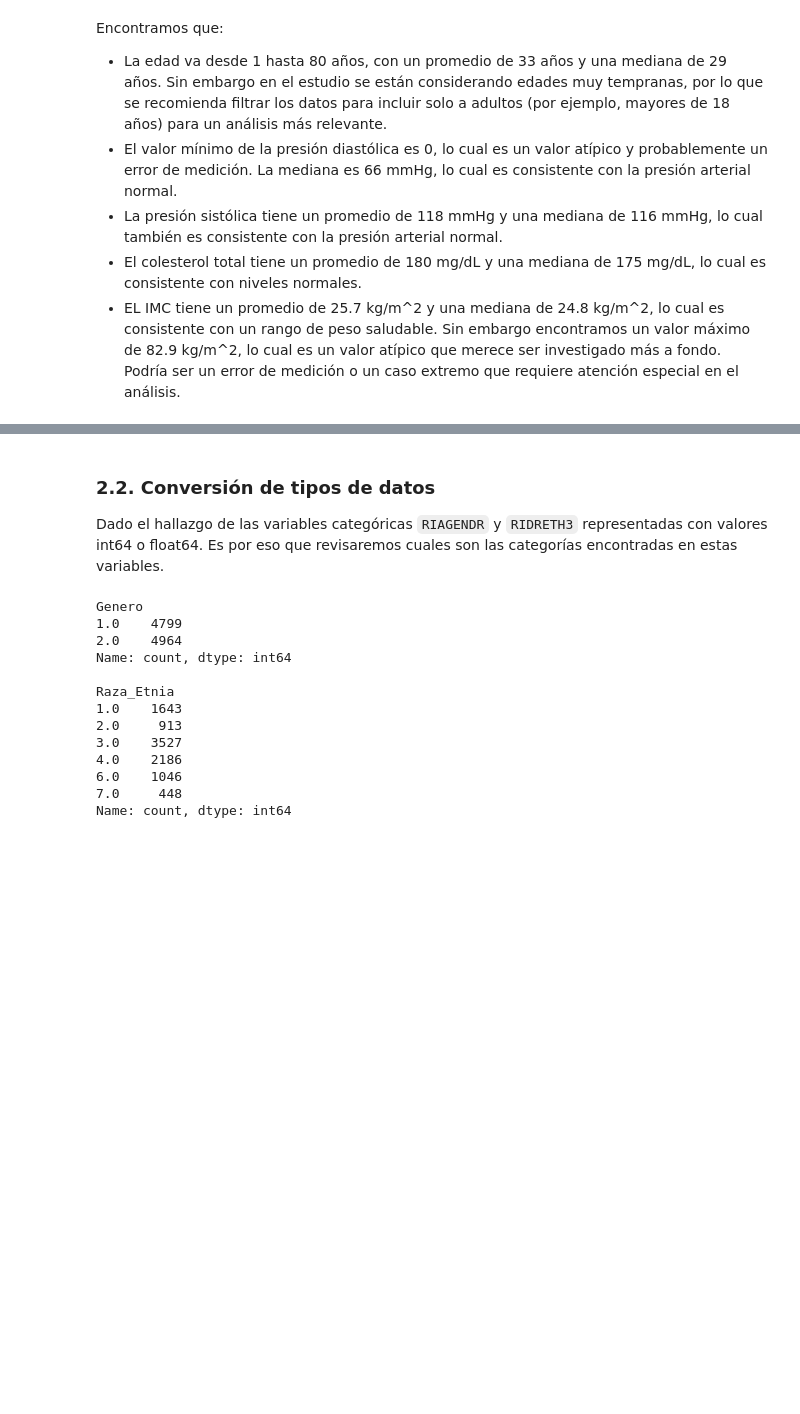
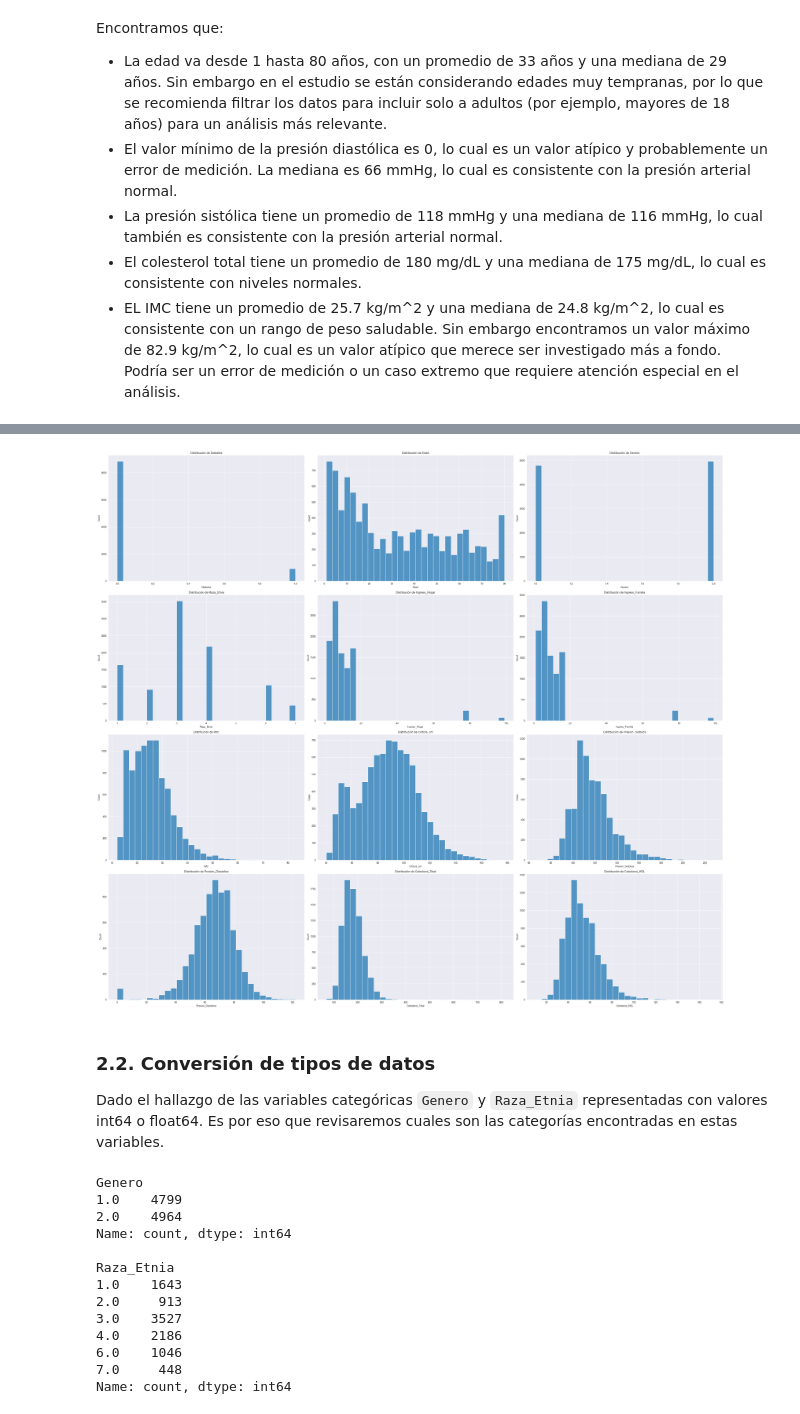
Before and after one commit to Alixguti9620/MIAD-DSA-Metabolic-Health-Explorer, a Jupyter notebook: scripts/06_Exploracion_complementaria_nhanes.ipynb, the cells around one changed output, grey strips where cells are left out. Saved outputs shown, nothing was run; the diff lists cells and outputs as text; code cells hidden in the pictures; blank space fills up the shorter version.

```diff
--- a/scripts/06_Exploracion_complementaria_nhanes.ipynb
+++ b/scripts/06_Exploracion_complementaria_nhanes.ipynb
@@ -483,7 +531,25 @@ Encontramos que:
+# %%
+variables = df.columns.to_list()
+n_vars = len(variables)
+
+columnas = 3
+filas = math.ceil(n_vars/columnas)
+
+fig, axes = plt.subplots(filas, columnas, figsize = (12 * columnas, 8 * filas))
+axes = axes.flatten()
+
+for i, var in enumerate(variables):
+  sns.histplot(df[var], bins = 30, ax = axes[i])
+  axes[i].set_title(f'Distribución de {var}')
+
+plt.tight_layout()
+plt.show()
+# %% [output]
+[figure, added]
 # %% [markdown]
 ### **2.2. Conversión de tipos de datos**
 
-Dado el hallazgo de las variables categóricas `RIAGENDR` y `RIDRETH3` representadas con valores int64 o float64. Es por eso que revisaremos cuales son las categorías encontradas en estas variables.
+Dado el hallazgo de las variables categóricas `Genero` y `Raza_Etnia` representadas con valores int64 o float64. Es por eso que revisaremos cuales son las categorías encontradas en estas variables.
 # %%
 for c in ["Genero", "Raza_Etnia"]:
     print(df[c].value_counts(dropna = False).sort_index(), "\n")
```
Also changed, not shown: parts of 10 cells of this notebook.
